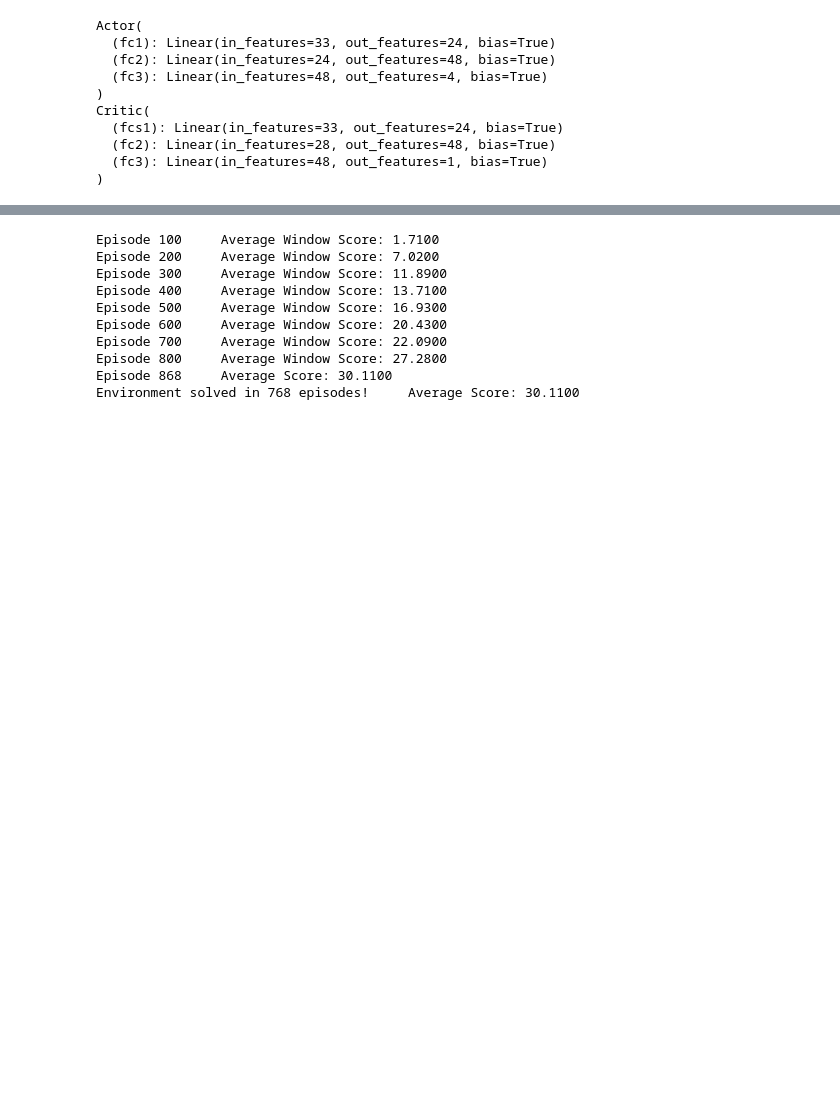
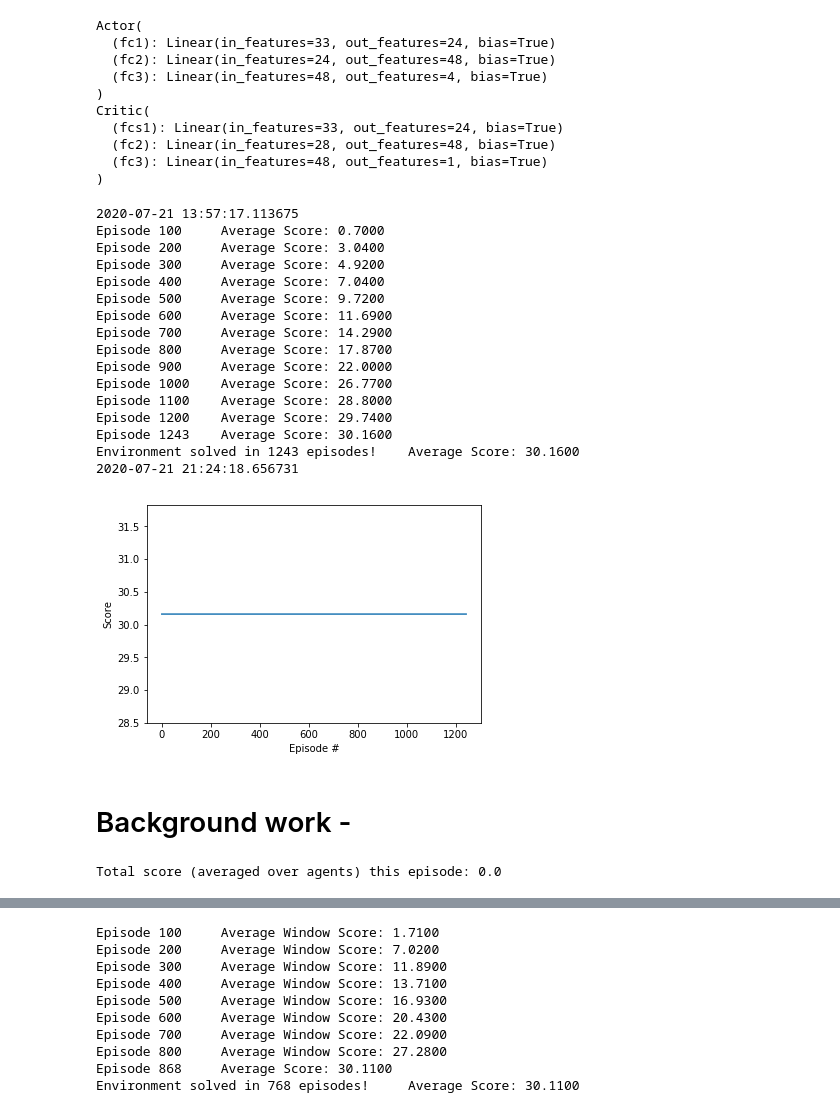
Before and after one commit to SENC/AIReacher, a Jupyter notebook: DDPG/Continuous_Control.ipynb, the cells around one changed output, grey strips where cells are left out. Cells and saved outputs as stored; diff of their text form; code cells hidden in the pictures; blank space fills up the shorter version.

```diff
--- a/DDPG/Continuous_Control.ipynb
+++ b/DDPG/Continuous_Control.ipynb
@@ -140,8 +141,8 @@ Critic(
 # %%
 # Deep Determinsitic Policy Gradient Algorithm
 
-def Ddpg(n_episodes=1300, max_t=300, print_every=100):
-    start_time = time.time()
+def Ddpg(n_episodes=3000, max_t=300, print_every=100):
+    print(datetime.datetime.now())
     #Reward Counter - Goal to achieve 30+
     scores_ddpg = []
     scores = np.zeros(num_agents)
@@ -184,16 +185,55 @@ def Ddpg(n_episodes=1300, max_t=300, print_every=100):
 
         print('\rEpisode {}\tAverage Score: {:.4f} '.format(i_episode,np.mean(scores)), end="")
         if i_episode % 100 == 0:
-            print('\rEpisode {}\tAverage Window Score: {:.4f}'.format(i_episode, np.mean(scores_window)))
+            print('\rEpisode {}\tAverage Score: {:.4f}'.format(i_episode, np.mean(scores_window)))
             torch.save(reacherAI.actor_local.state_dict(), 'checkpoint_actor.pth')
             torch.save(reacherAI.critic_local.state_dict(), 'checkpoint_critic.pth')
         if np.mean(scores)>=30.0 and i_episode >100 :
-            time_taken = time.time() - start_time
-            print('\nEnvironment solved in {:d} episodes!\tAverage Score: {:.4f}'.format(i_episode-100, np.mean(scores)))
+            #time_taken = time.time() - start_time
+            print('\nEnvironment solved in {:d} episodes!\tAverage Score: {:.4f}'.format(i_episode, np.mean(scores)))
             torch.save(reacherAI.actor_local.state_dict(), 'checkpoint_actor30.pth')
             torch.save(reacherAI.critic_local.state_dict(), 'checkpoint_critic30.pth')
             #print ('AiReacher took {} hrs & {} mins to solve the env in {} episodes '.format(int(time_taken/3600),int(time_taken/60,i_episode)))
+
             break
 
 
     return scores_ddpg
+# %%
+#Ver 7.7 20Jul
+#Change params to default
+#BUFFER_SIZE = 500000    #int(1e4)  # replay buffer size
+#BATCH_SIZE = 256        #128        # minibatch size
+#GAMMA = 0.997            # discount factor
+#TAU = 0.0013              # for soft update of target parameters
+#LR_ACTOR = 0.00013         # learning rate of the actor
+#LR_CRITIC = 1e-3        # learning rate of the critic
+#WEIGHT_DECAY = 0
+#seed 3
+
+scores = Ddpg(n_episodes=5000)
+print(datetime.datetime.now())
+fig = plt.figure()
+ax = fig.add_subplot(111)
+plt.plot(np.arange(1, len(scores)+1), scores)
+plt.ylabel('Score')
+plt.xlabel('Episode #')
+plt.show()
+# %% [output]
+2020-07-21 13:57:17.113675
+Episode 100     Average Score: 0.7000
+Episode 200     Average Score: 3.0400
+Episode 300     Average Score: 4.9200
+Episode 400     Average Score: 7.0400
+Episode 500     Average Score: 9.7200
+Episode 600     Average Score: 11.6900
+Episode 700     Average Score: 14.2900
+Episode 800     Average Score: 17.8700
+Episode 900     Average Score: 22.0000
+Episode 1000    Average Score: 26.7700
+Episode 1100    Average Score: 28.8000
+Episode 1200    Average Score: 29.7400
+Episode 1243    Average Score: 30.1600
+Environment solved in 1243 episodes!    Average Score: 30.1600
+2020-07-21 21:24:18.656731
+[figure, added]
@@ -199,0 +242,25 @@ def Ddpg(n_episodes=1300, max_t=300, print_every=100):
+# %% [markdown]
+# Background work -
+# %%
+reacherAI.actor_local.load_state_dict(torch.load('checkpoint_actor30.pth'))
+reacherAI.critic_local.load_state_dict(torch.load('checkpoint_critic30.pth'))
+
+env_info = env.reset(train_mode=False)[brain_name]
+scores = np.zeros(num_agents)
+#set initial state
+state = env_info.vector_observations
+
+for t in range(1000):
+    action = reacherAI.act(state, add_noise=False)
+    env_info = env.step(action)[brain_name]
+    next_state = env_info.vector_observations
+    reward = env_info.rewards
+    done   = env_info.local_done
+    scores += reward
+    state = next_state
+
+    if np.any(done):
+        break
+print('Total score (averaged over agents) this episode: {}'.format(np.mean(scores)))
+# %% [output]
+Total score (averaged over agents) this episode: 0.0
```
Also changed, not shown: parts of 18 cells of this notebook.
